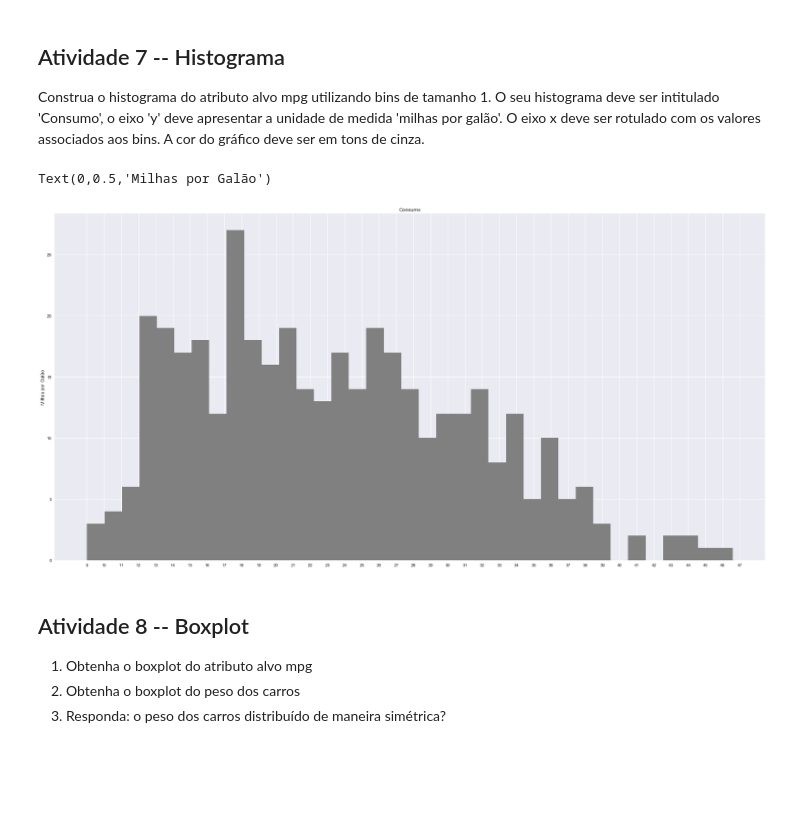
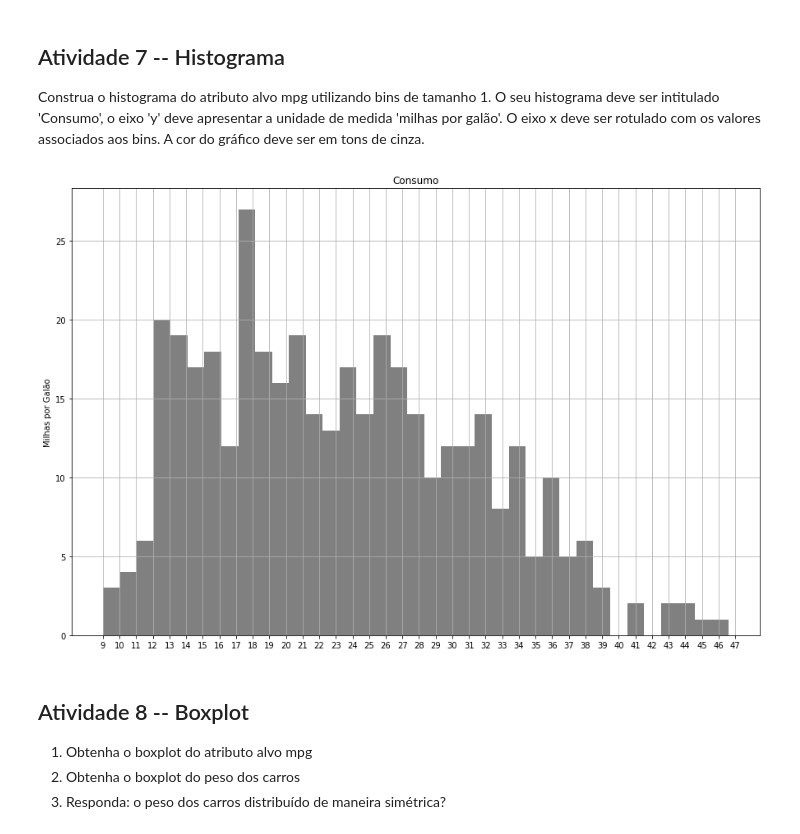
Before and after one commit to manoel-victor1602/Projeto_1_RNA, a Jupyter notebook: Projeto Prático #1.2 -- Visualizando dados.ipynb, the cells around one changed output. Cells and saved outputs as stored; diff of their text form; code cells hidden in the pictures; blank space fills up the shorter version.

```diff
--- a/Projeto Prático #1.2 -- Visualizando dados.ipynb
+++ b/Projeto Prático #1.2 -- Visualizando dados.ipynb
@@ -47,14 +47,14 @@ df.head(10)
 Construa o histograma do atributo alvo mpg utilizando bins de tamanho 1. O seu histograma deve ser intitulado 'Consumo', o eixo 'y' deve apresentar a unidade de medida 'milhas por galão'. O eixo x deve ser rotulado com os valores associados aos bins. A cor do gráfico deve ser em tons de cinza.
 # %%
 n_bins = int(df.mpg.max() - df.mpg.min())
-plt.figure(figsize=(30,15), )
+plt.figure(figsize=(15,10))
 df.mpg.hist(bins=n_bins, color='Gray')
 plt.xticks(np.arange(9,48))
 plt.title('Consumo')
 plt.ylabel('Milhas por Galão')
+plt.show()
 # %% [output]
-Text(0,0.5,'Milhas por Galão')
-[figure, old version]
+[figure, new version]
 # %% [markdown]
 ## Atividade 8 -- Boxplot
 
```
Also changed, not shown: parts of 6 cells of this notebook.
